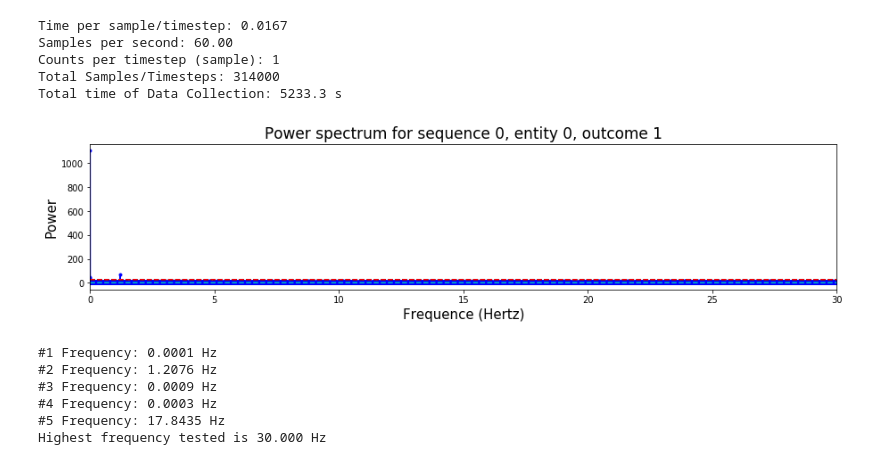
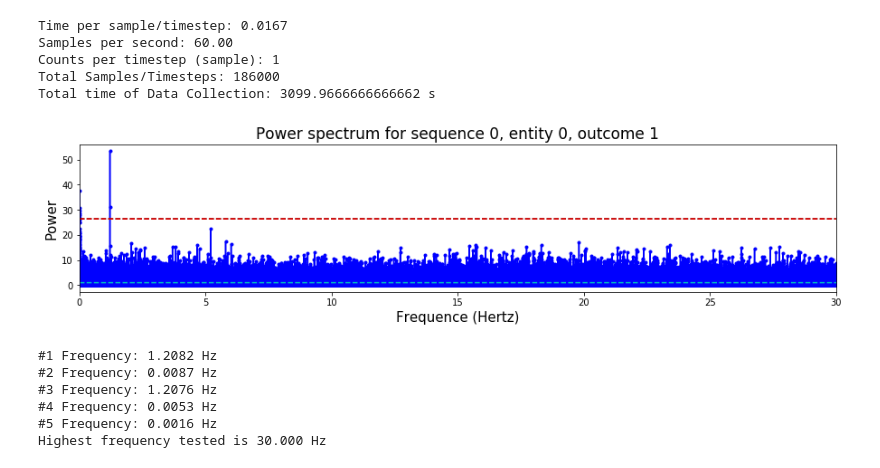
Before and after one commit to garretts-hub/GST_Work, a Jupyter notebook: Drift Analysis with Real Data.ipynb, the cells around one changed output. Saved outputs shown, nothing was run; the diff lists cells and outputs as text; code cells hidden in the pictures.

```diff
--- a/Drift Analysis with Real Data.ipynb
+++ b/Drift Analysis with Real Data.ipynb
@@ -17,7 +17,7 @@ data_option = 3
 #For reading in experimental data: enter here
 if data_option == 2 or data_option == 3:
     base = "N:/Programs/Ions Share/Gate-Set Tomography/DriftAnalysis/"
-    name = '2018_08_27 Gi Data/2018_08_27_1354_31_DRIFT' #specify date_folder/txt_file_name
+    name = '2018_08_27 Gi Data/2018_08_27_1627_08_DRIFT' #specify date_folder/txt_file_name
     file_loc = base + name + ".txt"
     time_per_sample = 1/60 #seconds, only necessary if you're doing the merge lines
     savepath = None
@@ -43,39 +43,39 @@ nSamples = len(ones_count_array)
 print("Total Samples/Timesteps: {}".format(nSamples))
 print("Total time of Data Collection: {} s".format(timestamp_array[len(timestamp_array) - 1] - timestamp_array[0]))
 drifted = drift.do_basic_drift_characterization(ones_count_array, counts=nCounts, timestep=time_per_sample,timestamps=timestamp_array, verbosity=0)
 drifted.plot_power_spectrum(sequence=0, entity=0, outcome=1, savepath=savepath)
 
 #analyze the frequency-power spectrum
 frequencies = list(drifted.frequencies)
 power_spectrum = list(drifted.pspepo_power_spectrum[0,0,1,:])
 sorted_groups = create_sorted_tuples(frequencies, power_spectrum)
 num_points = 5
 for i in range(num_points):
     print("#{} Frequency: {:.4f} Hz".format(i+1, sorted_groups[i][0]))
 #print("Spacing is {:.4f} Hz".format(frequencies[1]-frequencies[0]))
 print("Highest frequency tested is {:.3f} Hz".format(frequencies[len(frequencies) - 1]))
 
 if save:
     with open(base + name + "_Merged_Bitstring_Top_Freqs.txt","w") as out:
         out.write("Time per sample/timestep: {:.4f}\n".format(time_per_sample))
         out.write("Samples per second: {:.2f}\n\n".format(1/time_per_sample))
         for i in range(num_points):
             out.write("#{} Frequency: {:.3f} Hz\n".format(i+1, sorted_groups[i][0]))
 
     with open(base + name + "_Merged_Bitstring_All_Output.txt","w") as out:
         out.write("Frequency(Hz)\tPower(a.u.)\n")
         for i in range(len(frequencies)):
             out.write("{}\t{}\n".format(frequencies[i], power_spectrum[i]))
 # %% [output]
 Time per sample/timestep: 0.0167
 Samples per second: 60.00
 Counts per timestep (sample): 1
-Total Samples/Timesteps: 314000
-Total time of Data Collection: 5233.3 s
+Total Samples/Timesteps: 186000
+Total time of Data Collection: 3099.9666666666662 s
-[figure, old version]
+[figure, new version]
-#1 Frequency: 0.0001 Hz
-#2 Frequency: 1.2076 Hz
-#3 Frequency: 0.0009 Hz
-#4 Frequency: 0.0003 Hz
-#5 Frequency: 17.8435 Hz
+#1 Frequency: 1.2082 Hz
+#2 Frequency: 0.0087 Hz
+#3 Frequency: 1.2076 Hz
+#4 Frequency: 0.0053 Hz
+#5 Frequency: 0.0016 Hz
 Highest frequency tested is 30.000 Hz
```
Also changed, not shown: parts of 8 cells of this notebook, 4 other files.
